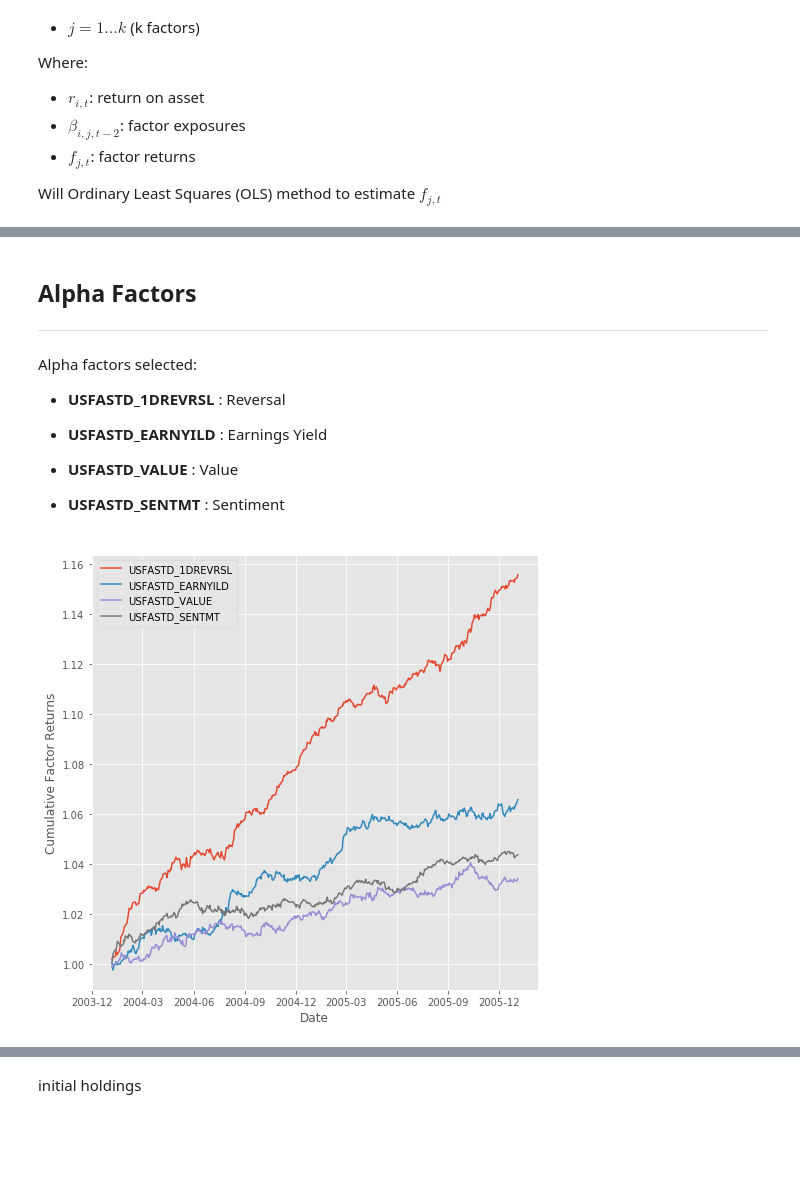
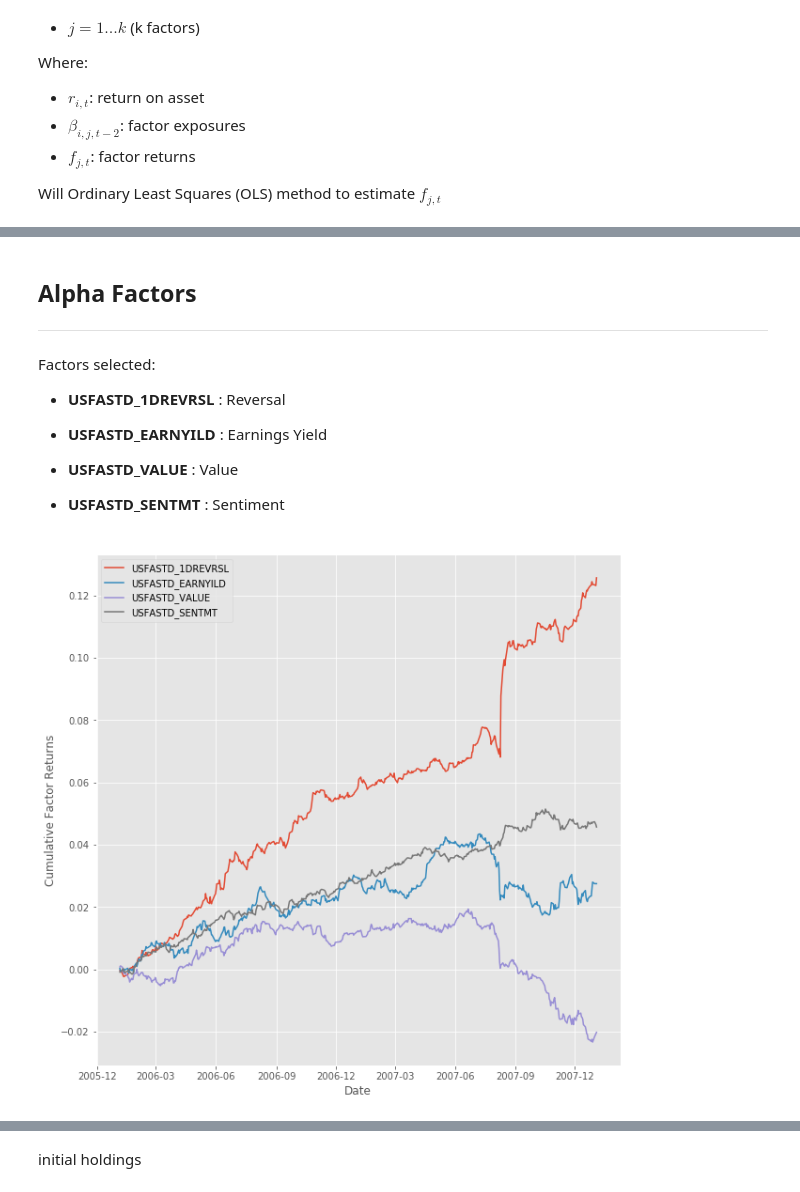
Before and after one commit to keniba/backtesting, a Jupyter notebook: project_8.ipynb, the cells around one changed output, grey strips where cells are left out. Saved outputs shown, nothing was run; the diff lists cells and outputs as text; code cells hidden in the pictures; blank space fills up the shorter version.

```diff
--- a/project_8.ipynb
+++ b/project_8.ipynb
@@ -45,4 +40,4 @@ from tqdm import tqdm
 
 %matplotlib inline
 plt.style.use('ggplot')
-plt.rcParams['figure.figsize'] = (8, 8)
+plt.rcParams['figure.figsize'] = (10, 10)
@@ -56,17 +57,17 @@ In the code below, we start by loading `2004` factor data from the `pandas-frame
 barra_dir = '../../data/project_8_barra/'
 
 data = {}
-for year in [2004, 2005]:
+for year in [2006, 2007]:
     fil = barra_dir + "pandas-frames." + str(year) + ".pickle"
     data.update(pickle.load( open( fil, "rb" ) ))
 
 covariance = {}
-for year in [2003, 2004, 2005]:
+for year in [2006, 2007]:
     fil = barra_dir + "covariance." + str(year) + ".pickle"
     covariance.update(pickle.load( open(fil, "rb" ) ))
 
 daily_return = {}
-for year in [2004, 2005, 2006]:
+for year in [2006, 2007, 2008]:
     fil = barra_dir + "price." + str(year) + ".pickle"
     daily_return.update(pickle.load( open(fil, "rb" ) ))
 # %%
@@ -193,7 +200,7 @@ dates = sorted(list(map(lambda date: pd.to_datetime(date, format='%Y%m%d'), fram
 ## Alpha Factors
 ---
 
-Alpha factors selected:
+Factors selected:
 
 * **USFASTD_1DREVRSL** : Reversal
 
@@ -205,19 +212,18 @@ Alpha factors selected:
 # %%
 alpha_factors = ["USFASTD_1DREVRSL", "USFASTD_EARNYILD", "USFASTD_VALUE", "USFASTD_SENTMT"]
 
 facret_df = pd.DataFrame(index = dates)
 
 for dt in dates:
     for alp in alpha_factors:
         facret_df.at[dt, alp] = facret[dt.strftime('%Y%m%d')][alp]
 
 for column in facret_df.columns:
-#         plt.plot(facret_df[column].cumsum(), label=column)
-        plt.plot((1+facret_df[column]).cumprod(), label=column)
+        plt.plot(facret_df[column].cumsum(), label=column)
 plt.legend(loc='upper left')
 plt.xlabel('Date')
 plt.ylabel('Cumulative Factor Returns')
 plt.show()
 # %% [output]
-[figure, old version]
+[figure, new version]
 # %% [markdown]
```
Also changed, not shown: parts of 74 cells of this notebook.
